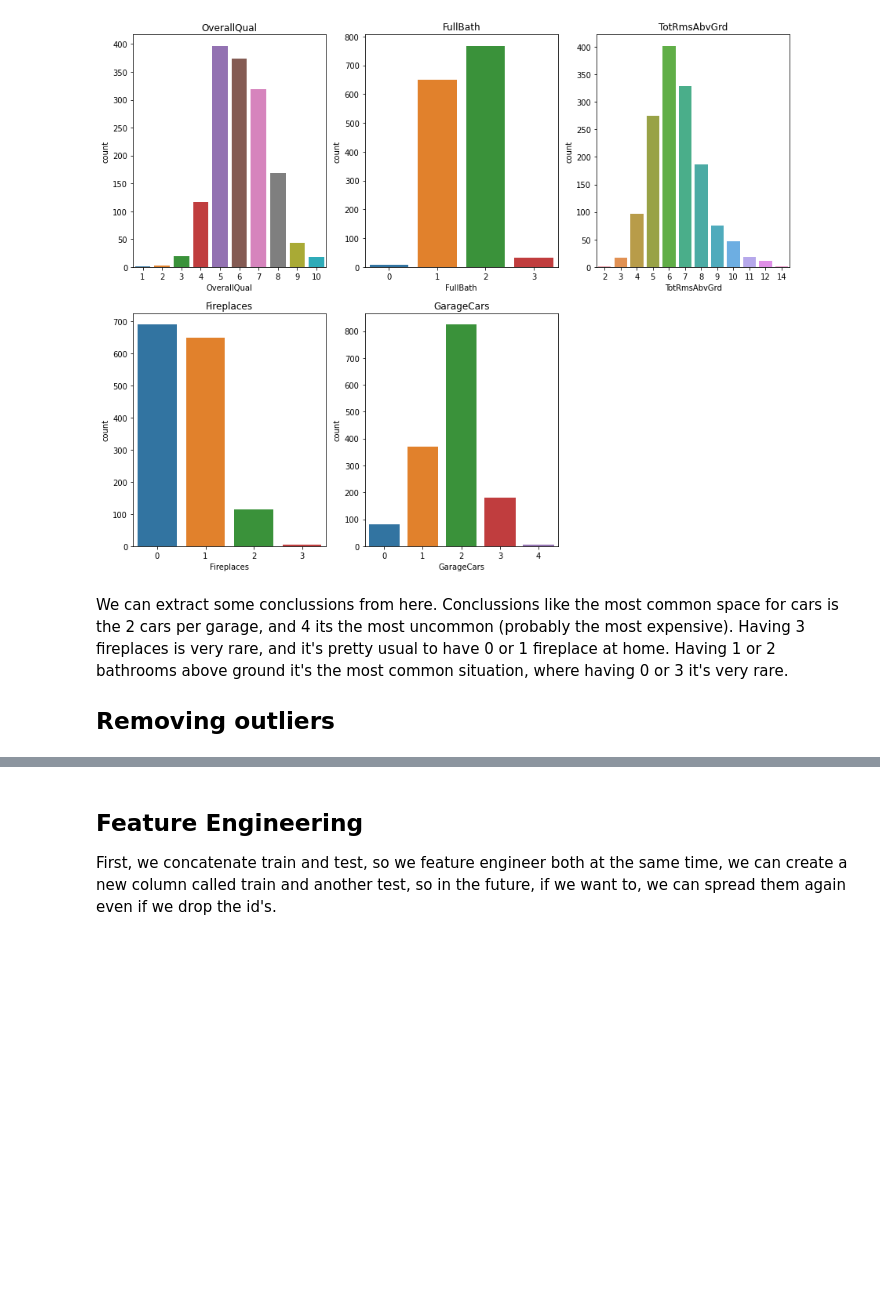
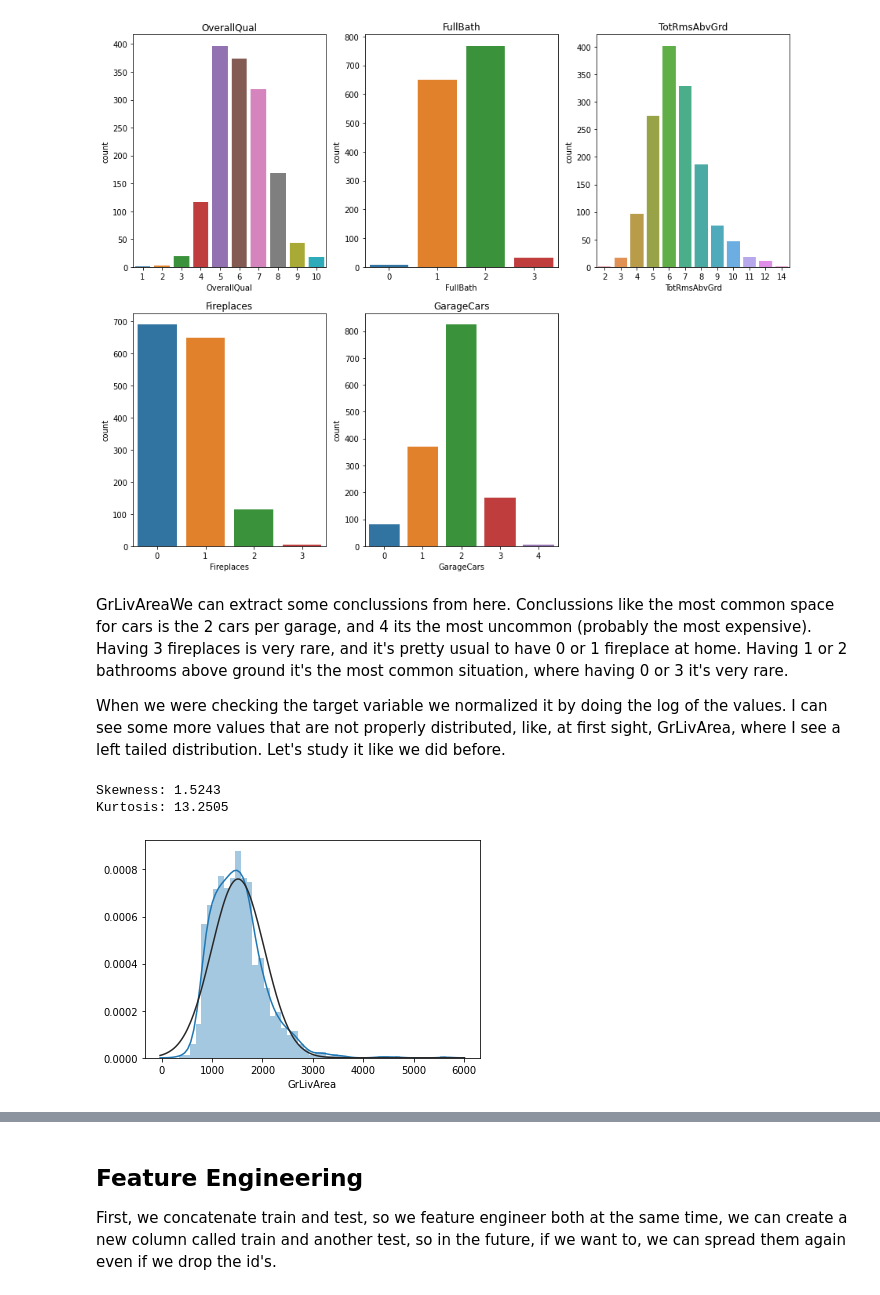
Before and after one commit to jogonzro/Kaggle_prices, a Jupyter notebook: first.ipynb, the cells around one changed output, grey strips where cells are left out. Drawn from its saved outputs; the diff is of its cells as text; code cells hidden in the pictures; blank space fills up the shorter version.

Commit message:
Hecho algunos retoques en variables para normalizarlas

```diff
--- a/first.ipynb
+++ b/first.ipynb
@@ -333,6 +333,14 @@ for i, var in enumerate(cat_cols, 1):
 # %% [output]
 [figure]
 # %% [markdown]
-We can extract some conclussions from here. Conclussions like the most common space for cars is the 2 cars per garage, and 4 its the most uncommon (probably the most expensive). Having 3 fireplaces is very rare, and it's pretty usual to have 0 or 1 fireplace at home. Having 1 or 2 bathrooms above ground it's the most common situation, where having 0 or 3 it's very rare.
+GrLivAreaWe can extract some conclussions from here. Conclussions like the most common space for cars is the 2 cars per garage, and 4 its the most uncommon (probably the most expensive). Having 3 fireplaces is very rare, and it's pretty usual to have 0 or 1 fireplace at home. Having 1 or 2 bathrooms above ground it's the most common situation, where having 0 or 3 it's very rare.
 
-## Removing outliers
+When we were checking the target variable we normalized it by doing the log of the values. I can see some more values that are not properly distributed, like, at first sight, GrLivArea, where I see a left tailed distribution. Let's study it like we did before.
+# %%
+sns.distplot(train["GrLivArea"], fit = norm)
+print("Skewness: {}".format(round(train["TotalBsmtSF"].skew(),4)),
+      "\nKurtosis: {}".format(round(train["TotalBsmtSF"].kurt(),4)))
+# %% [output]
+Skewness: 1.5243
+Kurtosis: 13.2505
+[figure, added]
```
Also changed, not shown: parts of 17 cells of this notebook, 3 other files.
